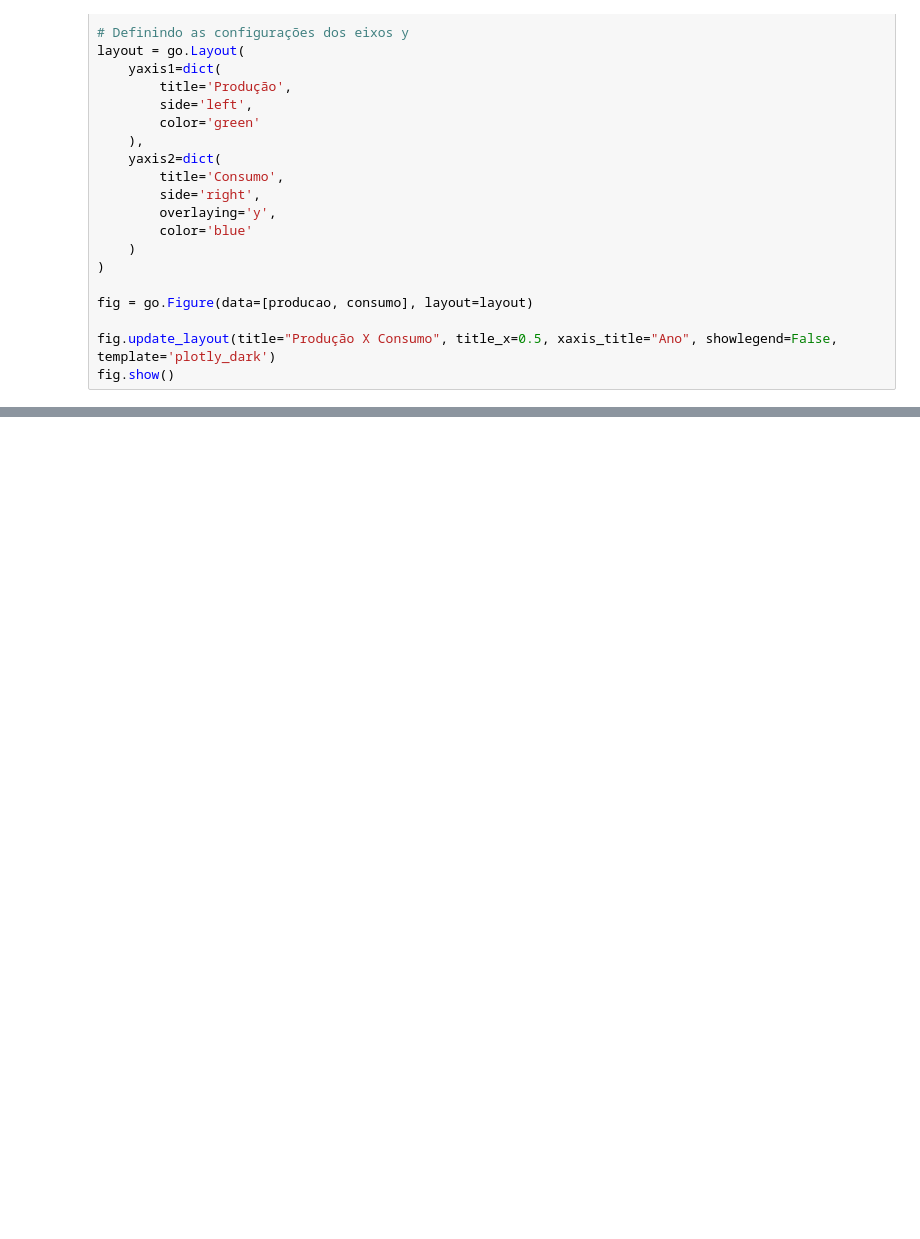
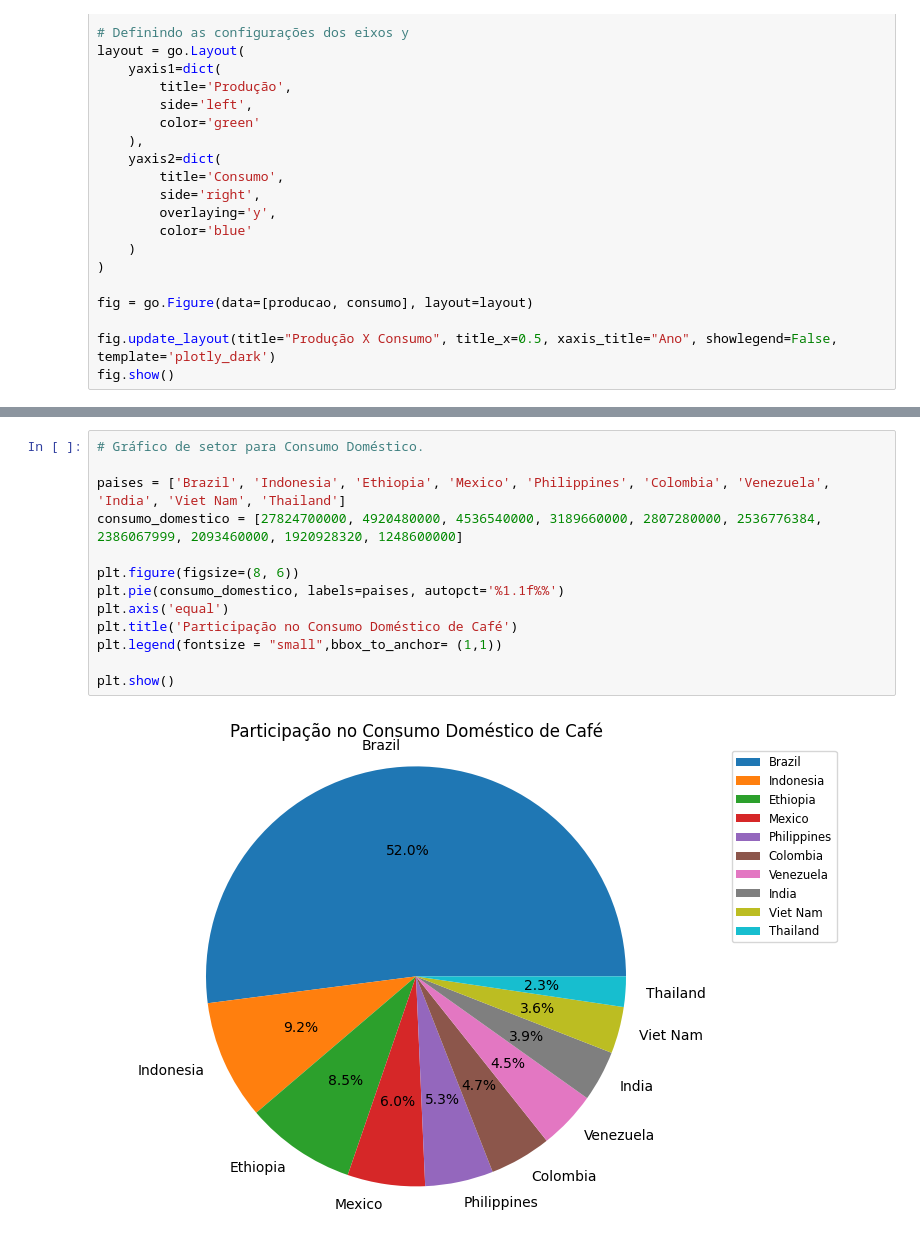
Before and after one commit to fea-dev-usp/Dia-Nacional-do-Cafe, a Jupyter notebook: coffee/app.ipynb, the cells around one changed output, grey strips where cells are left out. Drawn from its saved outputs; the diff is of its cells as text; blank space fills up the shorter version.

```diff
--- a/coffee/app.ipynb
+++ b/coffee/app.ipynb
@@ -205,0 +246,15 @@ fig.show()
+# %%
+# Gráfico de setor para Consumo Doméstico.
+
+paises = ['Brazil', 'Indonesia', 'Ethiopia', 'Mexico', 'Philippines', 'Colombia', 'Venezuela', 'India', 'Viet Nam', 'Thailand']
+consumo_domestico = [27824700000, 4920480000, 4536540000, 3189660000, 2807280000, 2536776384, 2386067999, 2093460000, 1920928320, 1248600000]
+
+plt.figure(figsize=(8, 6))
+plt.pie(consumo_domestico, labels=paises, autopct='%1.1f%%')
+plt.axis('equal')
+plt.title('Participação no Consumo Doméstico de Café')
+plt.legend(fontsize = "small",bbox_to_anchor= (1,1))
+
+plt.show()
+# %% [output]
+[figure, added]
```
Also changed, not shown: parts of 6 cells of this notebook.
